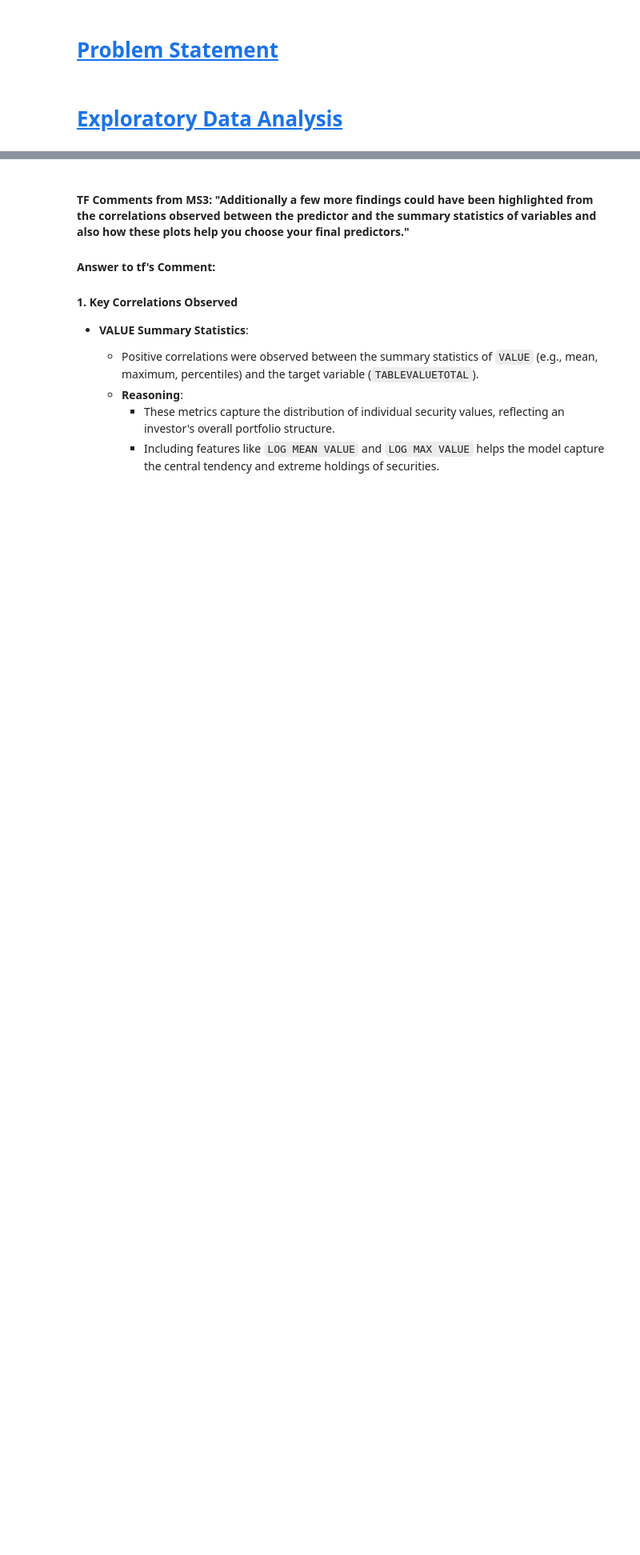
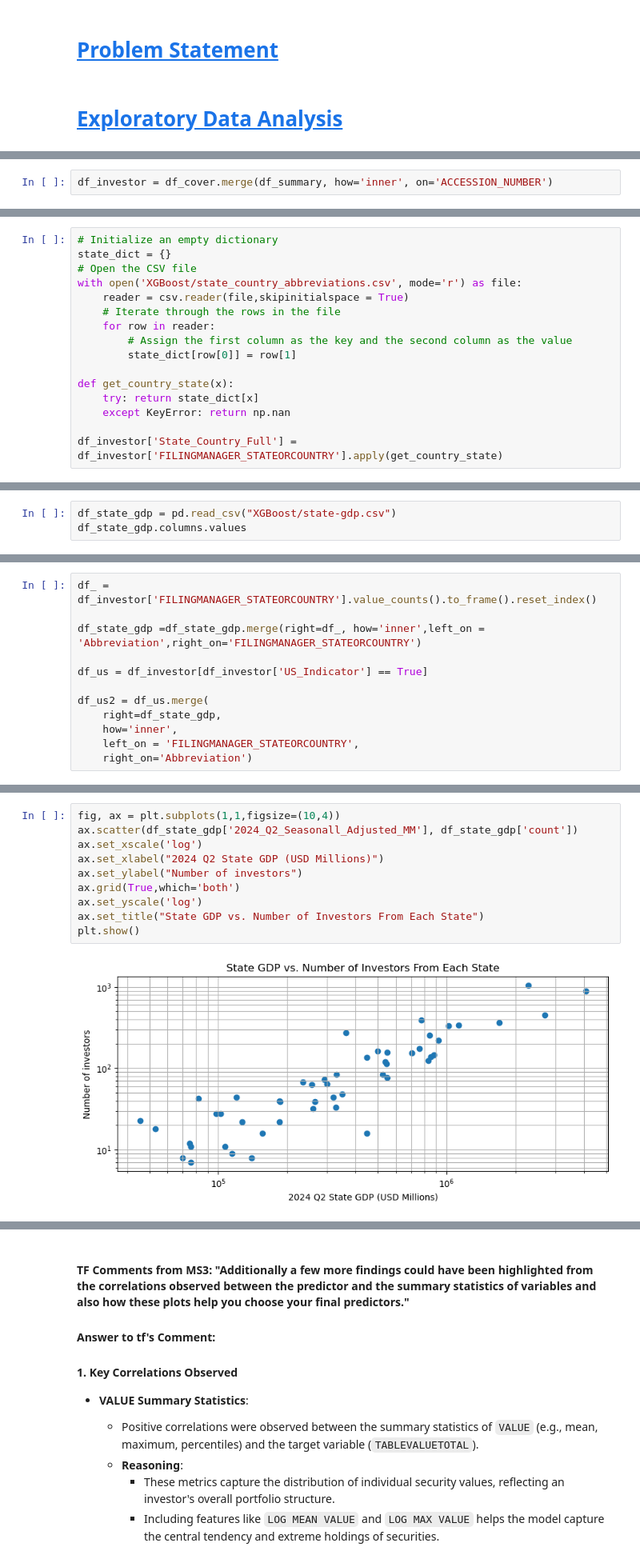
Before and after one commit to NathanDennis1/Modeling-Financial-Portfolios, a Jupyter notebook: milestone4/MS4_Combined.ipynb, the cells around one changed output, grey strips where cells are left out. Shown at 80% size. Saved outputs shown, nothing was run; the diff lists cells and outputs as text; blank space fills up the shorter version.

```diff
--- a/milestone4/MS4_Combined.ipynb
+++ b/milestone4/MS4_Combined.ipynb
@@ -50,0 +456,2 @@ from sklearn.model_selection import GridSearchCV
+# %%
+df_investor = df_cover.merge(df_summary, how='inner', on='ACCESSION_NUMBER')
@@ -50,0 +511,16 @@ from sklearn.model_selection import GridSearchCV
+# %%
+# Initialize an empty dictionary
+state_dict = {}
+# Open the CSV file
+with open('XGBoost/state_country_abbreviations.csv', mode='r') as file:
+    reader = csv.reader(file,skipinitialspace = True)
+    # Iterate through the rows in the file
+    for row in reader:
+        # Assign the first column as the key and the second column as the value
+        state_dict[row[0]] = row[1]
+
+def get_country_state(x):
+    try: return state_dict[x]
+    except KeyError: return np.nan
+
+df_investor['State_Country_Full'] = df_investor['FILINGMANAGER_STATEORCOUNTRY'].apply(get_country_state)
@@ -50,0 +531,3 @@ from sklearn.model_selection import GridSearchCV
+# %%
+df_state_gdp = pd.read_csv("XGBoost/state-gdp.csv")
+df_state_gdp.columns.values
@@ -50,0 +541,12 @@ from sklearn.model_selection import GridSearchCV
+# %%
+df_ = df_investor['FILINGMANAGER_STATEORCOUNTRY'].value_counts().to_frame().reset_index()
+
+df_state_gdp =df_state_gdp.merge(right=df_, how='inner',left_on = 'Abbreviation',right_on='FILINGMANAGER_STATEORCOUNTRY')
+
+df_us = df_investor[df_investor['US_Indicator'] == True]
+
+df_us2 = df_us.merge(
+    right=df_state_gdp,
+    how='inner',
+    left_on = 'FILINGMANAGER_STATEORCOUNTRY',
+    right_on='Abbreviation')
@@ -50,0 +672,12 @@ from sklearn.model_selection import GridSearchCV
+# %%
+fig, ax = plt.subplots(1,1,figsize=(10,4))
+ax.scatter(df_state_gdp['2024_Q2_Seasonall_Adjusted_MM'], df_state_gdp['count'])
+ax.set_xscale('log')
+ax.set_xlabel("2024 Q2 State GDP (USD Millions)")
+ax.set_ylabel("Number of investors")
+ax.grid(True,which='both')
+ax.set_yscale('log')
+ax.set_title("State GDP vs. Number of Investors From Each State")
+plt.show()
+# %% [output]
+[figure, added]
```
Also changed, not shown: parts of 95 cells of this notebook, 2 other files.
